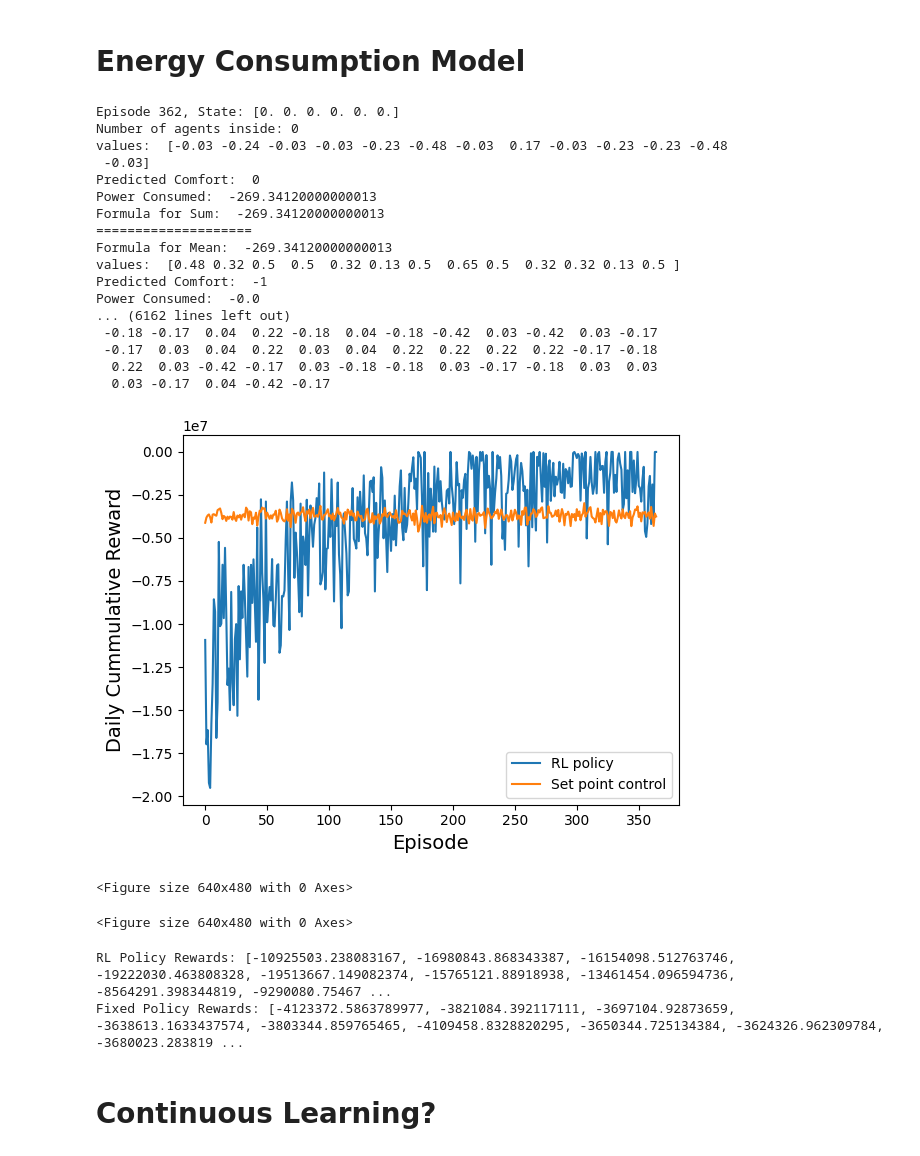
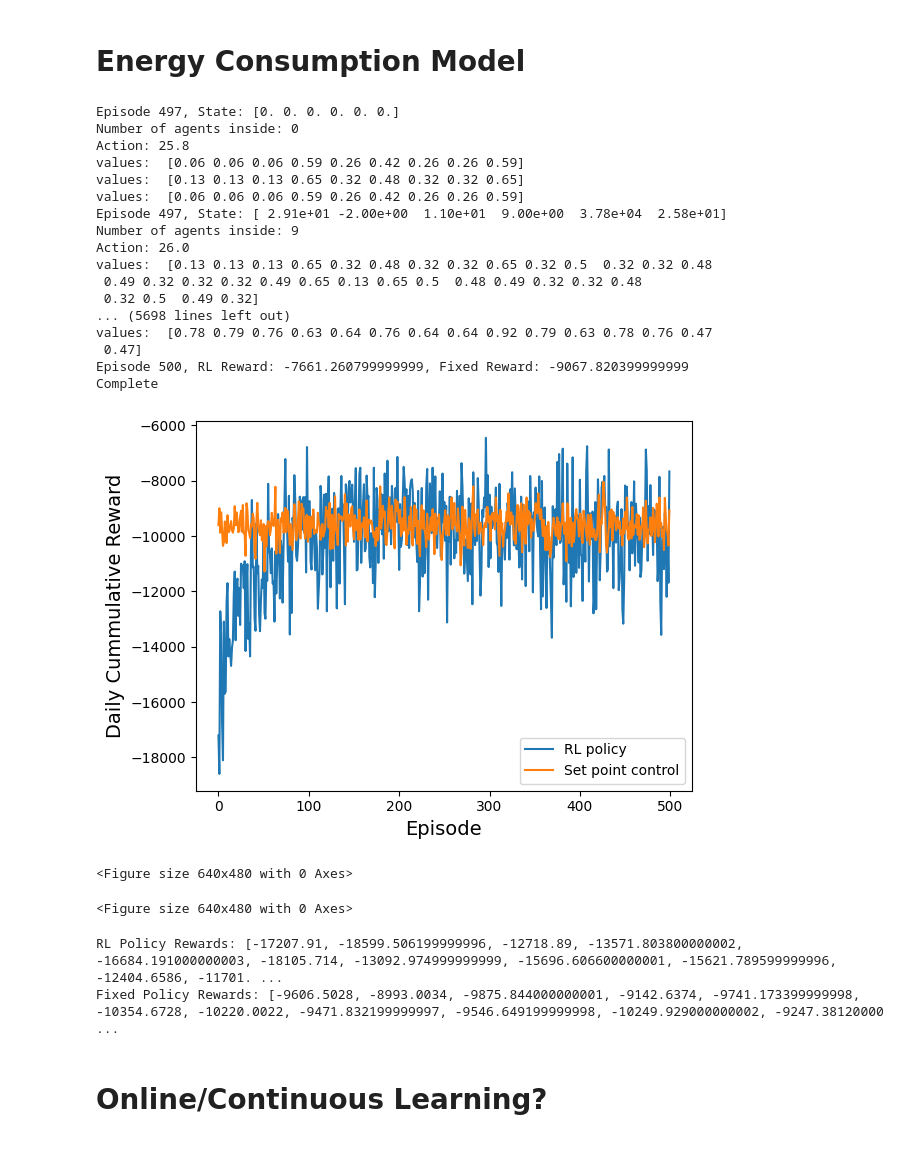
Before and after one commit to waishun78/hitl_hvac, a Jupyter notebook: aircon_model.ipynb, the cells around one changed output. Drawn from its saved outputs; the diff is of its cells as text; code cells hidden in the pictures.

```diff
--- a/aircon_model.ipynb
+++ b/aircon_model.ipynb
@@ -366,7 +365,7 @@ def optimize_model():
     torch.nn.utils.clip_grad_value_(policy_net.parameters(), 100)
     optimizer.step()
 
-num_episodes = 365 # standard training limit?
+num_episodes = 500 # standard training limit?
 fixed_rsts, rl_rsts = [], []
 
 class Runner():
@@ -393,6 +392,7 @@ class Runner():
                 print(f"Episode {i_episode + 1}, State: {state.squeeze().cpu().numpy()}")
                 print(f"Number of agents inside: {len(sim.agents_in)}")  #printing sim.agents_in
                 action = select_action(state)
+                print('Action:', action_space.convert(action.item()))
                 past_actions.append(action_space.convert(action.item()))
                 observation, reward, done = sim.step(action_space.convert(action.item()))
                 reward = torch.tensor([reward], device=device)
@@ -406,58 +406,58 @@ class Runner():
 
                 target_net_state_dict = target_net.state_dict()
                 policy_net_state_dict = policy_net.state_dict()
                 for key in policy_net_state_dict:
                     target_net_state_dict[key] = policy_net_state_dict[key] * TAU + target_net_state_dict[key] * (1 - TAU)
                 target_net.load_state_dict(target_net_state_dict)
 
             rl, fixed = sim.get_cummulative_reward()
             rl_rsts.append(rl)
             fixed_rsts.append(fixed)
             print(f"Episode {i_episode + 1}, RL Reward: {rl}, Fixed Reward: {fixed}")
 
             if i_episode % 5 == 0:
                 plot_durations()
 
         print('Complete')
         plot_durations(show_result=True)
         plt.ioff()
         plt.show()
 
-        torch.save(policy_net.state_dict(), 'energy_model.pth')
+        # torch.save(policy_net.state_dict(), 'energy_model.pth')
 
         return rl_rsts, fixed_rsts, policy_net
 
-sim = Simulation(num_days=1, is_render=False, alpha=0.8, beta=1)
+sim = Simulation(num_days=1, is_render=False, alpha=0, beta=1)
 runner = Runner(simulator=sim, complexity=256)
 rl_train_rsts, fixed_train_rsts, policy_tc = runner.run()
 
 print("RL Policy Rewards:", rl_train_rsts)
 print("Fixed Policy Rewards:", fixed_train_rsts)
 # %% [output]
-Episode 362, State: [0. 0. 0. 0. 0. 0.]
+Episode 497, State: [0. 0. 0. 0. 0. 0.]
 Number of agents inside: 0
-values:  [-0.03 -0.24 -0.03 -0.03 -0.23 -0.48 -0.03  0.17 -0.03 -0.23 -0.23 -0.48
- -0.03]
-Predicted Comfort:  0
-Power Consumed:  -269.34120000000013
-Formula for Sum:  -269.34120000000013
-====================
-Formula for Mean:  -269.34120000000013
-values:  [0.48 0.32 0.5  0.5  0.32 0.13 0.5  0.65 0.5  0.32 0.32 0.13 0.5 ]
-Predicted Comfort:  -1
-Power Consumed:  -0.0
-... (6162 lines left out)
- -0.18 -0.17  0.04  0.22 -0.18  0.04 -0.18 -0.42  0.03 -0.42  0.03 -0.17
- -0.17  0.03  0.04  0.22  0.03  0.04  0.22  0.22  0.22  0.22 -0.17 -0.18
-  0.22  0.03 -0.42 -0.17  0.03 -0.18 -0.18  0.03 -0.17 -0.18  0.03  0.03
-  0.03 -0.17  0.04 -0.42 -0.17
+Action: 25.8
+values:  [0.06 0.06 0.06 0.59 0.26 0.42 0.26 0.26 0.59]
+values:  [0.13 0.13 0.13 0.65 0.32 0.48 0.32 0.32 0.65]
+values:  [0.06 0.06 0.06 0.59 0.26 0.42 0.26 0.26 0.59]
+Episode 497, State: [ 2.91e+01 -2.00e+00  1.10e+01  9.00e+00  3.78e+04  2.58e+01]
+Number of agents inside: 9
+Action: 26.0
+values:  [0.13 0.13 0.13 0.65 0.32 0.48 0.32 0.32 0.65 0.32 0.5  0.32 0.32 0.48
+ 0.49 0.32 0.32 0.32 0.49 0.65 0.13 0.65 0.5  0.48 0.49 0.32 0.32 0.48
+ 0.32 0.5  0.49 0.32]
+... (5698 lines left out)
+values:  [0.78 0.79 0.76 0.63 0.64 0.76 0.64 0.64 0.92 0.79 0.63 0.78 0.76 0.47
+ 0.47]
+Episode 500, RL Reward: -7661.260799999999, Fixed Reward: -9067.820399999999
+Complete
-[figure, old version]
+[figure, new version]
 <Figure size 640x480 with 0 Axes>
 <Figure size 640x480 with 0 Axes>
-RL Policy Rewards: [-10925503.238083167, -16980843.868343387, -16154098.512763746, -19222030.463808328, -19513667.149082374, -15765121.88918938, -13461454.096594736, -8564291.398344819, -9290080.75467 ...
-Fixed Policy Rewards: [-4123372.5863789977, -3821084.392117111, -3697104.92873659, -3638613.1633437574, -3803344.859765465, -4109458.8328820295, -3650344.725134384, -3624326.962309784, -3680023.283819 ...
+RL Policy Rewards: [-17207.91, -18599.506199999996, -12718.89, -13571.803800000002, -16684.191000000003, -18105.714, -13092.974999999999, -15696.606600000001, -15621.789599999996, -12404.6586, -11701. ...
+Fixed Policy Rewards: [-9606.5028, -8993.0034, -9875.844000000001, -9142.6374, -9741.173399999998, -10354.6728, -10220.0022, -9471.832199999997, -9546.649199999998, -10249.929000000002, -9247.38120000 ...
 # %% [markdown]
-# Continuous Learning?
+# Online/Continuous Learning?
 # %%
 import math
 import random
```
Also changed, not shown: parts of 2 cells of this notebook, 3 other files.
